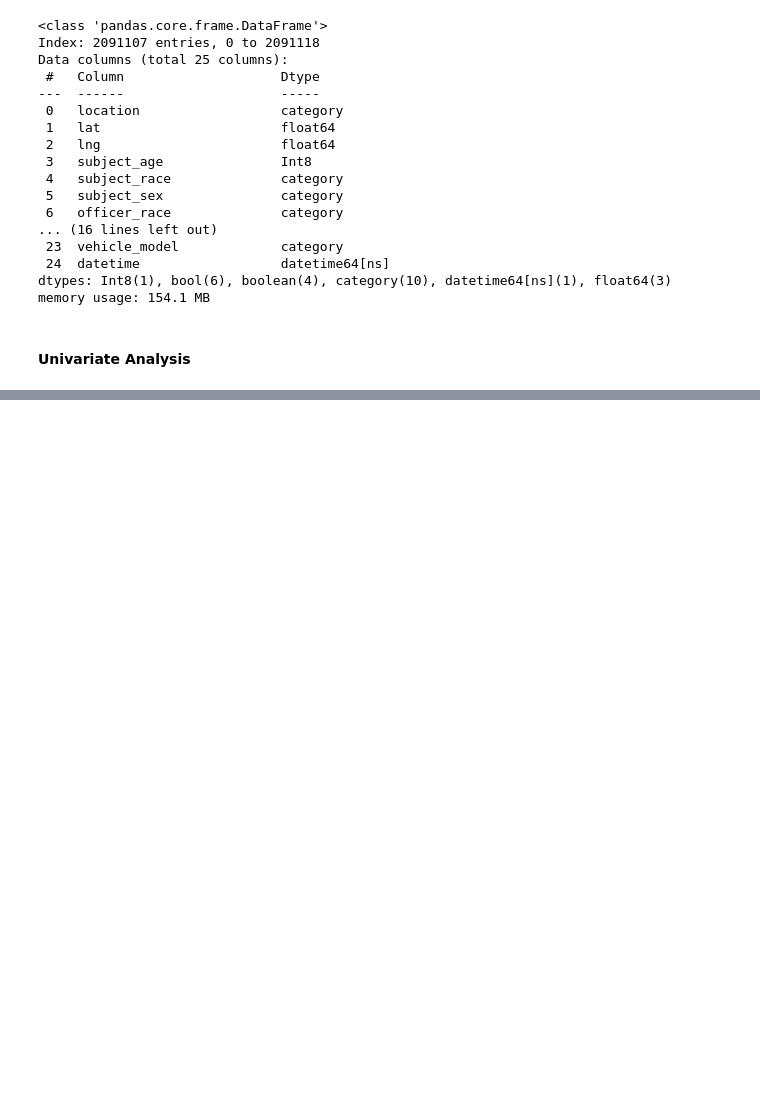
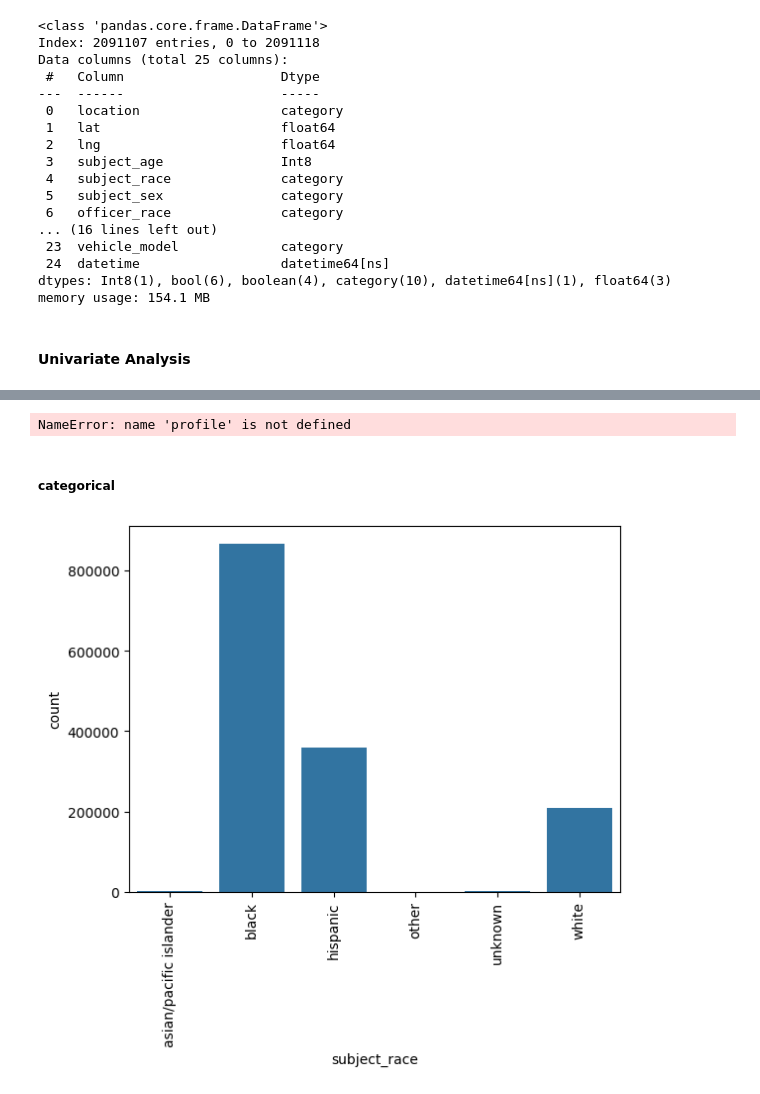
Before and after one commit to AMMARKHALID2004/EDA-Project, a Jupyter notebook: EDA.ipynb, the cells around one changed output, grey strips where cells are left out. Saved outputs shown, nothing was run; the diff lists cells and outputs as text; code cells hidden in the pictures; blank space fills up the shorter version.

```diff
--- a/EDA.ipynb
+++ b/EDA.ipynb
@@ -127,0 +171,5 @@ df.loc[df['subject_age']<16]=np.nan
+# %%
+# Set the datetime column as the DataFrame index
+df.set_index('datetime', inplace=True)
+# %%
+df.reset_index(inplace=True)
@@ -127,0 +196,18 @@ df.loc[df['subject_age']<16]=np.nan
+# %%
+import gc
+
+# Delete the profile report object if it's still in memory
+del profile
+
+# Force Python to clear freed memory
+gc.collect()
+# %% [output]
+NameError: name 'profile' is not defined
+# %% [markdown]
+##### categorical
+# %%
+sns.countplot(data=df,x='subject_race')
+plt.xticks(rotation=90)
+plt.show()
+# %% [output]
+[figure, added]
```
Also changed, not shown: parts of 35 cells of this notebook.
